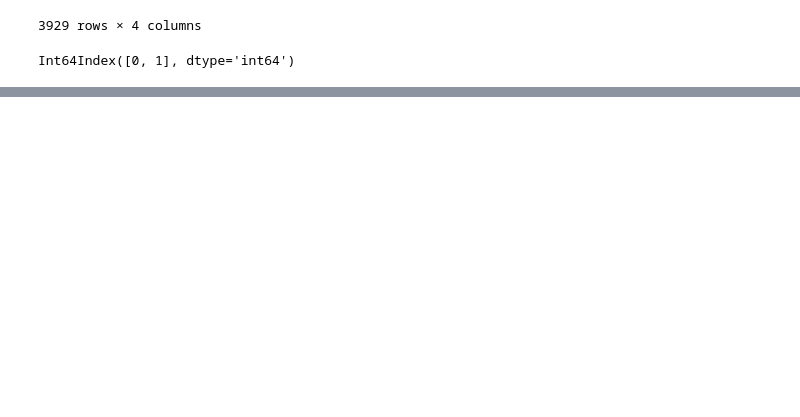
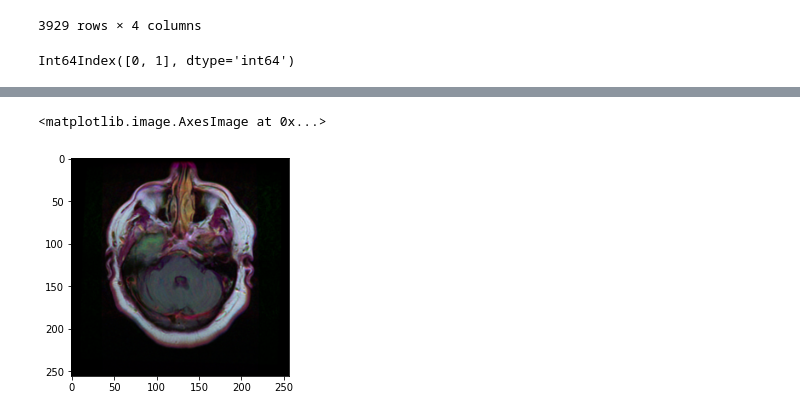
Before and after one commit to sergioarnold87/Caso_Practico_HealthCare_IA, a Jupyter notebook: HealthCare_Sergio.ipynb, the cells around one changed output, grey strips where cells are left out. Saved outputs shown, nothing was run; the diff lists cells and outputs as text; code cells hidden in the pictures; blank space fills up the shorter version.

```diff
--- a/HealthCare_Sergio.ipynb
+++ b/HealthCare_Sergio.ipynb
@@ -154,0 +190,5 @@ fig.show()
+# %%
+plt.imshow(cv2.imread(brain_df.image_path[623]))
+# %% [output]
+<matplotlib.image.AxesImage at 0x...>
+[figure, added]
```
Also changed, not shown: parts of 26 cells of this notebook.
